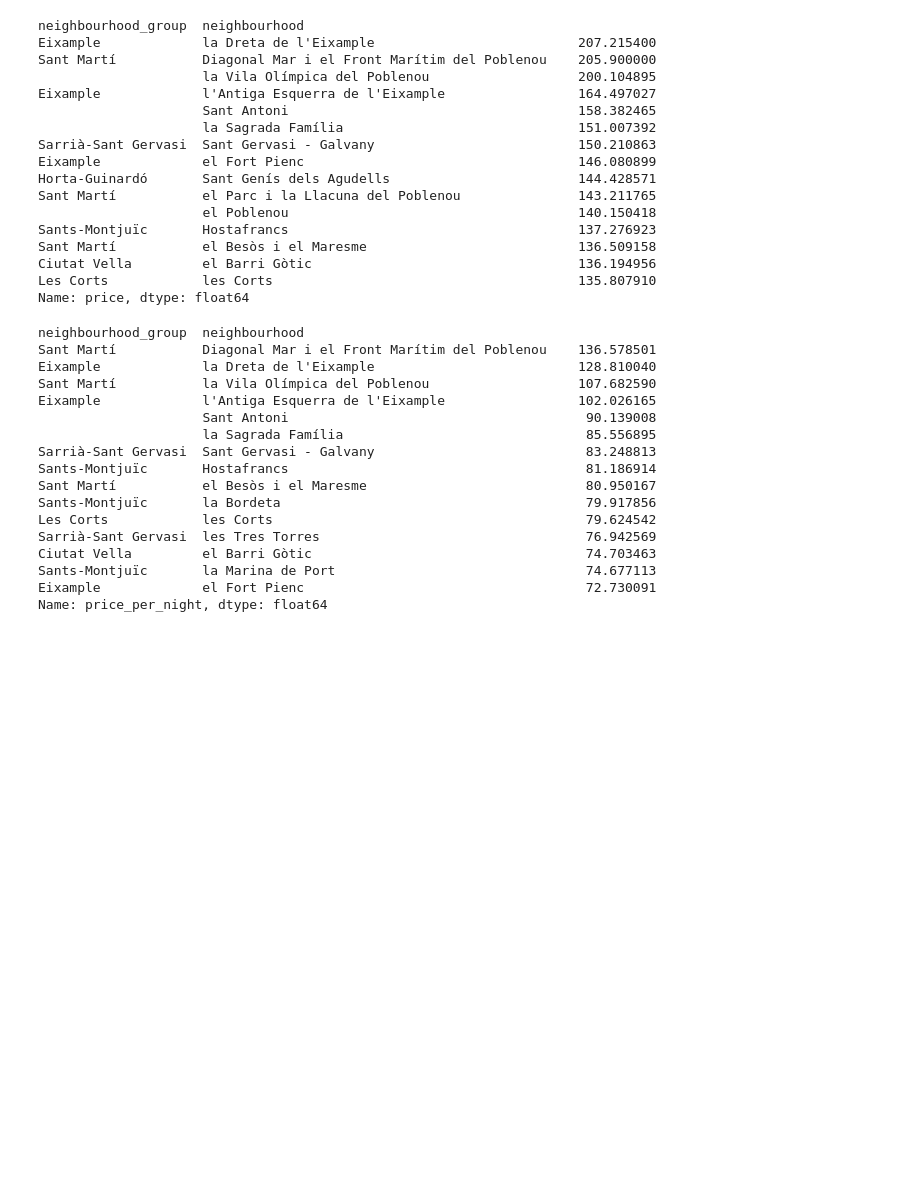
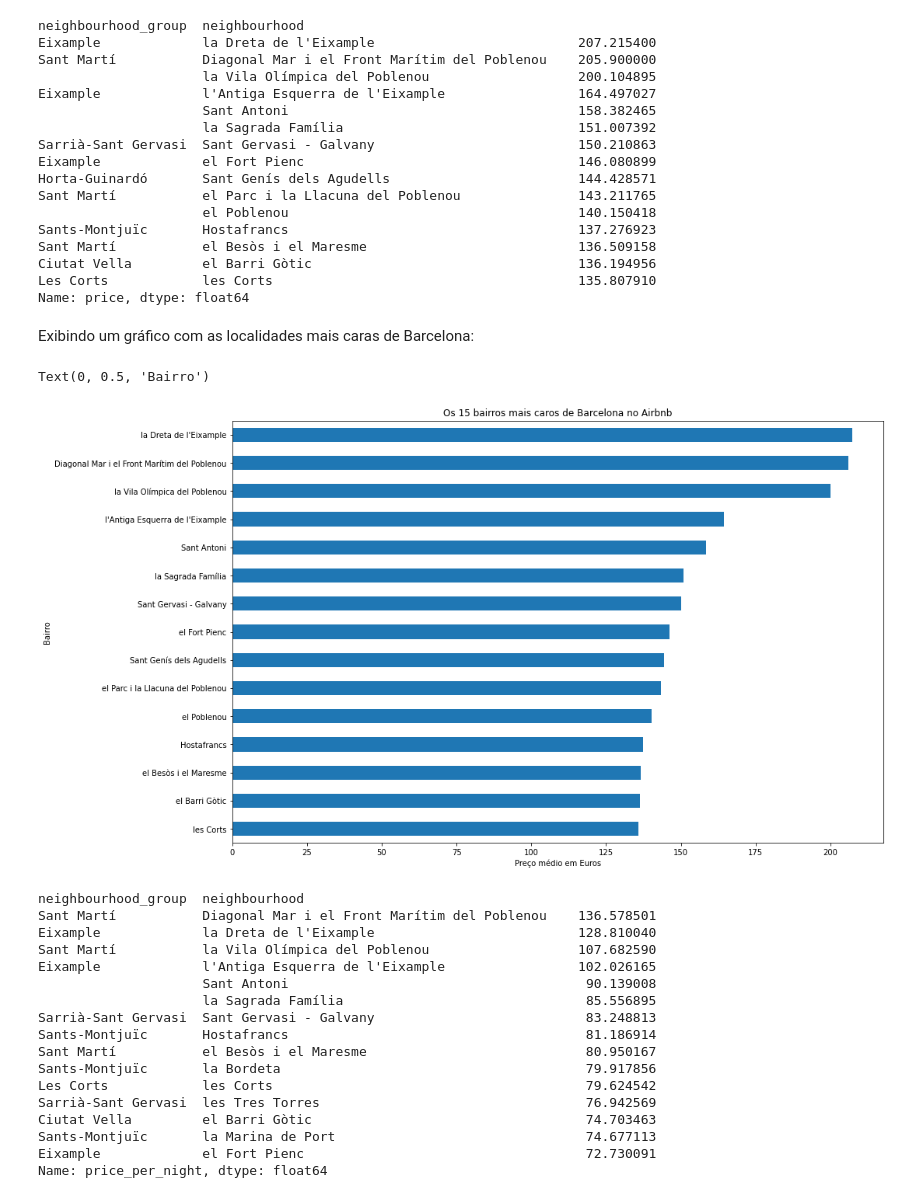
Before and after one commit to marciusdm/dsnp, a Jupyter notebook: projeto1/Analisando_os_Dados_do_Airbnb_Barcelona.ipynb, the cells around one changed output. Drawn from its saved outputs; the diff is of its cells as text; code cells hidden in the pictures; blank space fills up the shorter version.

```diff
--- a/projeto1/Analisando_os_Dados_do_Airbnb_Barcelona.ipynb
+++ b/projeto1/Analisando_os_Dados_do_Airbnb_Barcelona.ipynb
@@ -351,7 +372,8 @@ array(['Sants-Montjuïc', 'Les Corts', 'Eixample', 'Sant Martí', 'Gràcia',
 # %%
 # ver preços por bairros, na média
-group_neighbour = df_clean.groupby(["neighbourhood_group","neighbourhood"])
-group_neighbour.price.mean().sort_values(ascending=False)[:15]
+group_neighbour = df_clean.groupby(["neighbourhood"])
+group_neighbour_gp = df_clean.groupby(["neighbourhood_group","neighbourhood"])
+group_neighbour_gp.price.mean().sort_values(ascending=False)[:15]
 # %% [output]
 neighbourhood_group  neighbourhood
 Eixample             la Dreta de l'Eixample                          207.215400
@@ -370,5 +392,17 @@ Sant Martí           el Besòs i el Maresme                           136.50915
 Ciutat Vella         el Barri Gòtic                                  136.194956
 Les Corts            les Corts                                       135.807910
 Name: price, dtype: float64
+# %% [markdown]
+Exibindo um gráfico com as localidades mais caras de Barcelona:
+# %%
+#Exibindo um gráfico dos bairros mais caros da cidade
+df_group_neighbour =  group_neighbour.price.mean().sort_values(ascending=False)[:15]
+df_group_neighbour.sort_values().plot.barh( figsize=(15,10))
+plt.title("Os 15 bairros mais caros de Barcelona no Airbnb")
+plt.xlabel("Preço médio em Euros")
+plt.ylabel("Bairro")
+# %% [output]
+Text(0, 0.5, 'Bairro')
+[figure, added]
 # %%
 #examinando os preços por noite
```
Also changed, not shown: parts of 20 cells of this notebook.
